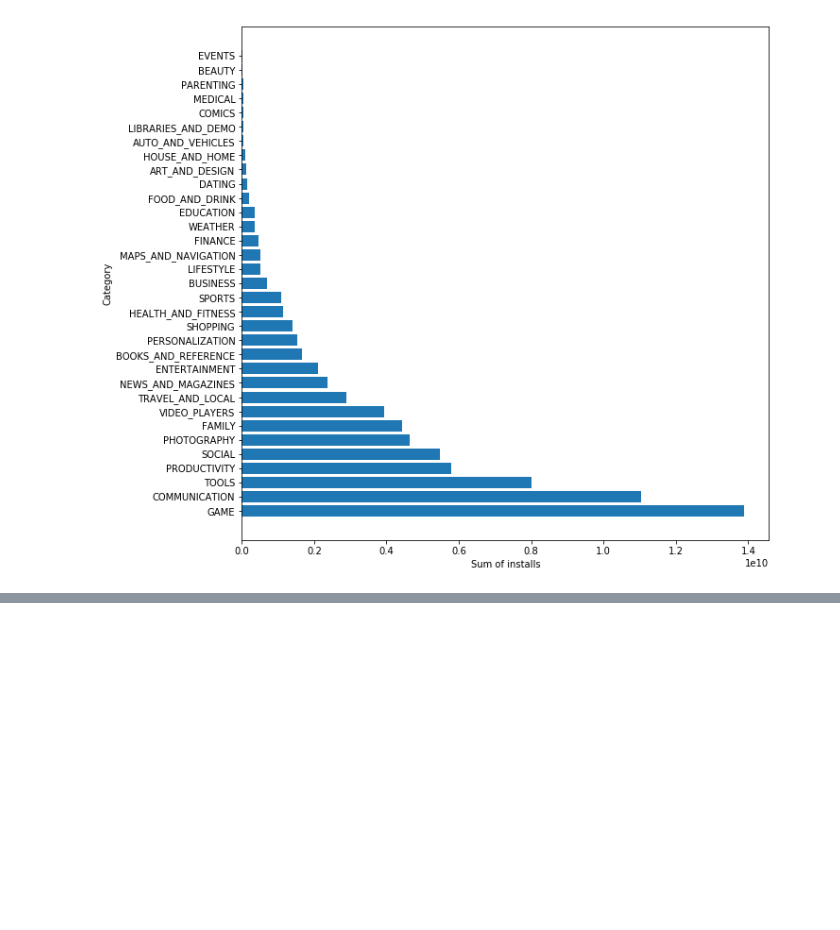
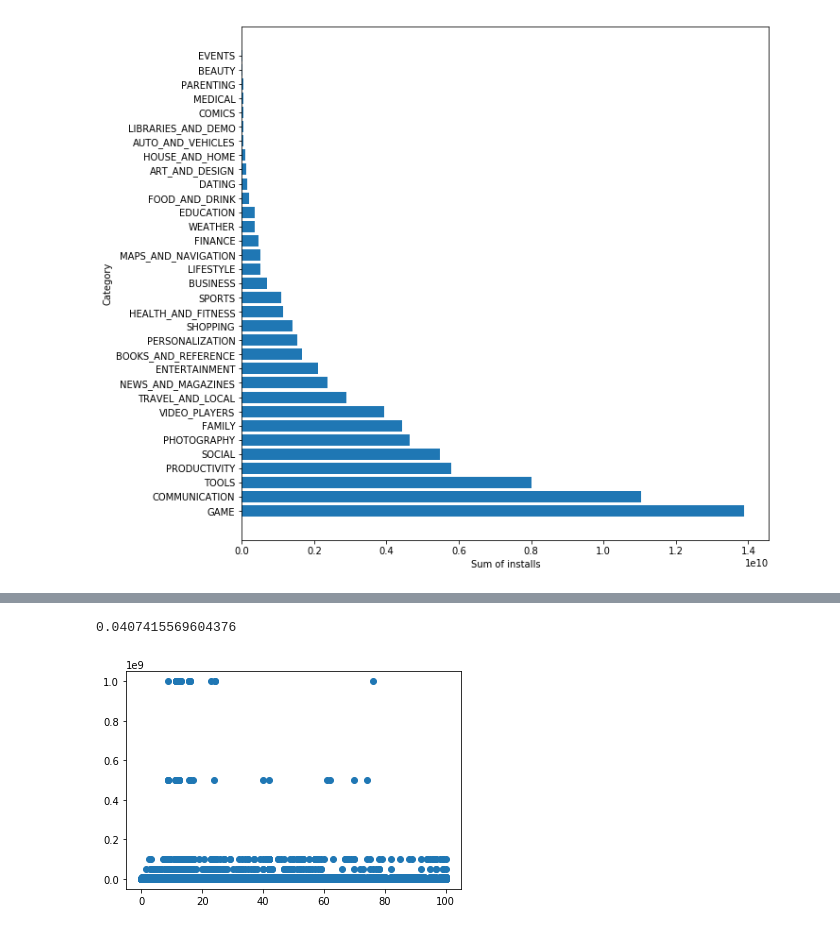
Before and after one commit to AmrAbuelfadl/DE-Project, a Jupyter notebook: DE-Project.ipynb, the cells around one changed output, grey strips where cells are left out. Cells and saved outputs as stored; diff of their text form; code cells hidden in the pictures; blank space fills up the shorter version.

```diff
--- a/DE-Project.ipynb
+++ b/DE-Project.ipynb
@@ -361,0 +499,22 @@ fig.savefig('Figures/SumOfInstallsPerCat.jpg')
+# %%
+temp1 = Applications[Applications.Size == 'Varies with device']
+
+temp2 = Applications[Applications.Size != 'Varies with device']
+
+temp2[ temp2.Category  == 'FAMILY' ].Size.mean()
+
+temp2['Size'] = pd.to_numeric(temp2["Size"])
+
+
+temp3 = temp2.groupby('Category', as_index=False)['Size'].mean()
+
+catValues = temp3.Category.values
+
+for i in range(0,len(catValues)):
+    temp1.loc[temp1['Category'] == str(catValues[i]), ['Size']] = float(temp3[temp3[ 'Category' ] == str(catValues[i])].Size)
+
+
+Applications[Applications.Size == 'Varies with device'] = temp1
+
+
+Applications
@@ -361,0 +550,4 @@ fig.savefig('Figures/SumOfInstallsPerCat.jpg')
+# %%
+Applications["Size"] = pd.to_numeric(Applications["Size"])
+
+Applications
@@ -361,0 +573,9 @@ fig.savefig('Figures/SumOfInstallsPerCat.jpg')
+# %%
+Applications['Size'].corr( Applications['Installs'] )
+# %% [output]
+0.0407415569604376
+# %%
+plt.scatter( Applications['Size'] ,  Applications['Installs'] )
+plt.show()
+# %% [output]
+[figure, added]
```
Also changed, not shown: parts of 24 cells of this notebook, 1 other file.
